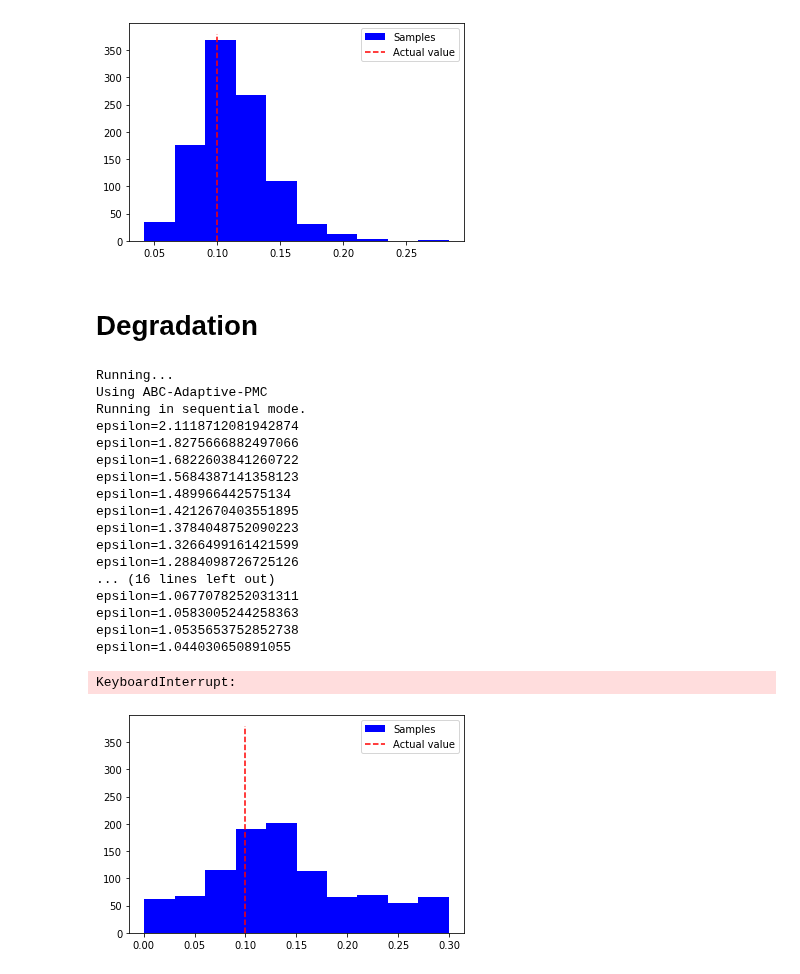
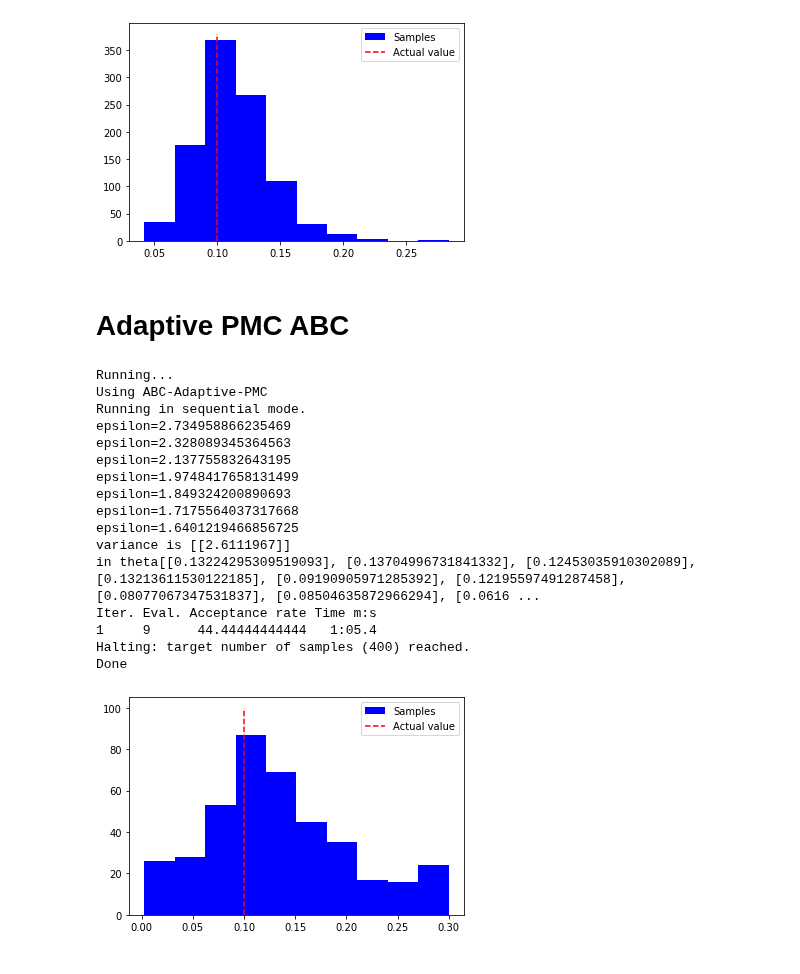
Before and after one commit to pints-team/pints, a Jupyter notebook: degradation.ipynb, the cells around one changed output. Saved outputs shown, nothing was run; the diff lists cells and outputs as text; code cells hidden in the pictures.

```diff
--- a/degradation.ipynb
+++ b/degradation.ipynb
@@ -253,19 +253,19 @@ plt.legend()
 plt.show()
 # %% [output]
 [figure]
-# %% [markdown]
-# Degradation
+# %% [markdown]
+# Adaptive PMC ABC
 # %%
 abc = pints.ABCController(error_measure, log_prior, method=pints.ABCAdaptivePMC)
 
 # set threshold
-abc.sampler().set_N_l(400)
+abc.sampler().set_N_l(200)
 
 # set p_acc_min
-abc.sampler().set_p_acc_min(0.01)
+abc.sampler().set_p_acc_min(0.1)
 
 # set target number of samples
-abc.set_n_samples(1000)
+abc.set_n_samples(400)
 
 # log to screen
 abc.set_log_to_screen(True)
@@ -277,25 +277,23 @@ print('Done')
 Running...
 Using ABC-Adaptive-PMC
 Running in sequential mode.
-epsilon=2.1118712081942874
-epsilon=1.8275666882497066
-epsilon=1.6822603841260722
-epsilon=1.5684387141358123
-epsilon=1.489966442575134
-epsilon=1.4212670403551895
-epsilon=1.3784048752090223
-epsilon=1.3266499161421599
-epsilon=1.2884098726725126
-... (16 lines left out)
-epsilon=1.0677078252031311
-epsilon=1.0583005244258363
-epsilon=1.0535653752852738
-epsilon=1.044030650891055
+epsilon=2.734958866235469
+epsilon=2.328089345364563
+epsilon=2.137755832643195
+epsilon=1.9748417658131499
+epsilon=1.849324200890693
+epsilon=1.7175564037317668
+epsilon=1.6401219466856725
+variance is [[2.6111967]]
+in theta[[0.13224295309519093], [0.13704996731841332], [0.12453035910302089], [0.13213611530122185], [0.09190905971285392], [0.12195597491287458], [0.08077067347531837], [0.08504635872966294], [0.0616 ...
+Iter. Eval. Acceptance rate Time m:s
+1     9      44.44444444444   1:05.4
+Halting: target number of samples (400) reached.
+Done
-KeyboardInterrupt:
 # %%
 plt.hist(samples[:,0], color="blue", label="Samples")
-plt.vlines(x=model.suggested_parameters(), linestyles='dashed', ymin=0, ymax=380, label="Actual value", color="red")
+plt.vlines(x=model.suggested_parameters(), linestyles='dashed', ymin=0, ymax=100, label="Actual value", color="red")
 plt.legend()
 plt.show()
 # %% [output]
-[figure, old version]
+[figure, new version]
```
Also changed, not shown: parts of 1 cell of this notebook, 1 other file.
